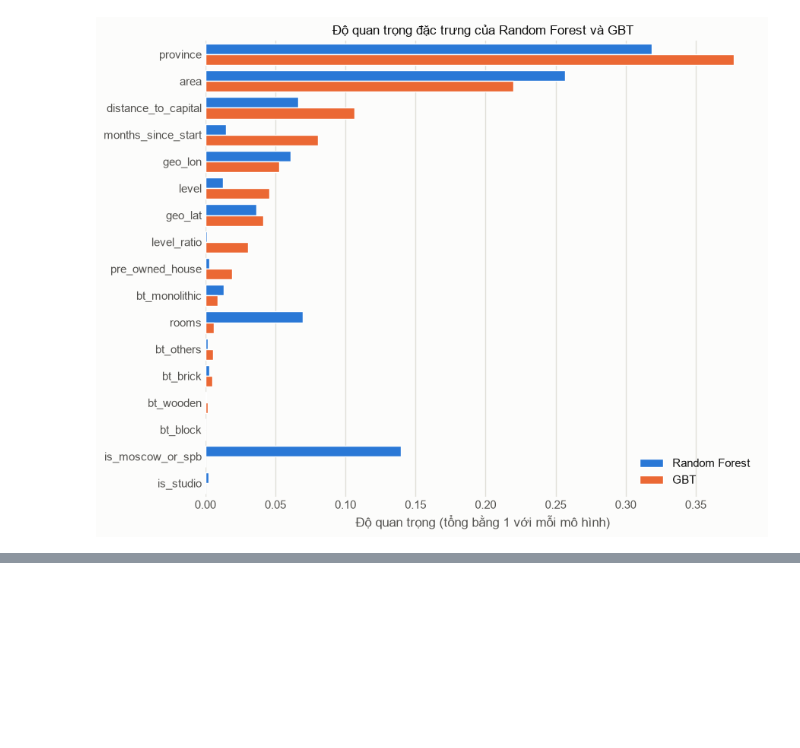
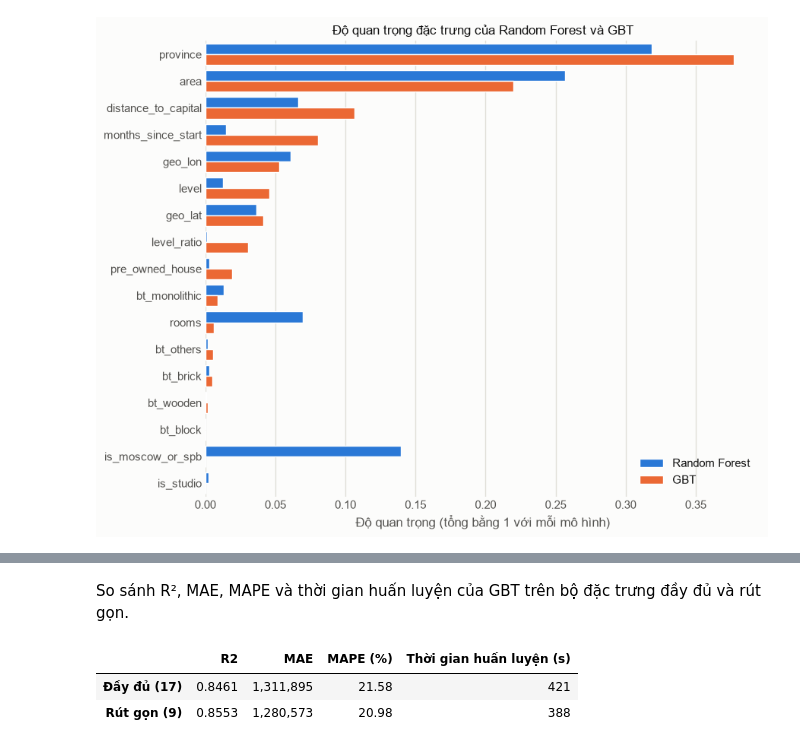
Before and after one commit to thiennguyen37-qn/Russian_Real_Estate, a Jupyter notebook: notebooks/04_modeling.ipynb, the cells around one changed output, grey strips where cells are left out. Cells and saved outputs as stored; diff of their text form; code cells hidden in the pictures; blank space fills up the shorter version.

```diff
--- a/notebooks/04_modeling.ipynb
+++ b/notebooks/04_modeling.ipynb
@@ -164,28 +142,0 @@ Hàm tạo pipeline GBT (`province` qua StringIndexer, `maxBins=128` vì có 84
-# %%
-METRIC_FMT = {"R2": "{:.4f}", "MAE": "{:,.0f}", "RMSE": "{:,.0f}", "MAPE (%)": "{:.2f}", "MdAPE (%)": "{:.2f}",
-              "Lệch trung vị (%)": "{:+.2f}"}
-
-def gbt_pipeline(max_depth=6, step_size=0.1):
-    return Pipeline(stages=[
-        StringIndexer(inputCol="province", outputCol="province_idx", handleInvalid="keep"),
-        VectorAssembler(inputCols=FEATS + ["province_idx"], outputCol="features"),
-        GBTRegressor(featuresCol="features", labelCol="label", maxIter=30, maxDepth=max_depth, stepSize=step_size,
-                     maxBins=128, seed=42)])
-
-def to_rubles(model, df):
-    return model.transform(df).select("price", "segment", F.exp("prediction").alias("pred_price"))
-
-def evaluate_with_median(pred):
-    err = F.col("price") - F.col("pred_price")
-    mean_price = pred.agg(F.avg("price")).first()[0]
-    return pred.agg((1 - F.sum(err ** 2) / F.sum((F.col("price") - F.lit(mean_price)) ** 2)).alias("R2"),
-                    F.avg(F.abs(err)).alias("MAE"),
-                    F.sqrt(F.avg(err ** 2)).alias("RMSE"),
-                    (100 * F.avg(F.abs(err) / F.col("price"))).alias("MAPE (%)"),
-                    (100 * F.percentile_approx(F.abs(err) / F.col("price"), 0.5, 10000)).alias("MdAPE (%)"),
-                    (100 * (F.percentile_approx(F.col("pred_price") / F.col("price"), 0.5, 10000) - 1)).alias("Lệch trung vị (%)"),
-                    ).first().asDict()
-
-def metrics_table(preds):
-    return (pd.DataFrame([{"Mô hình": name, **evaluate_with_median(p)} for name, p in preds.items()])
-              .set_index("Mô hình").style.format(METRIC_FMT))
@@ -467,0 +165,10 @@ plt.show()
+# %% [markdown]
+So sánh R², MAE, MAPE và thời gian huấn luyện của GBT trên bộ đặc trưng đầy đủ và rút gọn.
+# %%
+comparison = pd.DataFrame({f"Đầy đủ ({len(FEATURES)})": metrics.loc["GBT"],
+                           f"Rút gọn ({len(REDUCED)})": metrics_red.loc["GBT"]}).T
+comparison.style.format(METRIC_FMT)
+# %% [output]
+|  | R2 | MAE | MAPE (%) | Thời gian huấn luyện (s) |
+| Đầy đủ (17) | 0.8461 | 1,311,895 | 21.58 | 421 |
+| Rút gọn (9) | 0.8553 | 1,280,573 | 20.98 | 388 |
```
Also changed, not shown: parts of 46 cells of this notebook.
